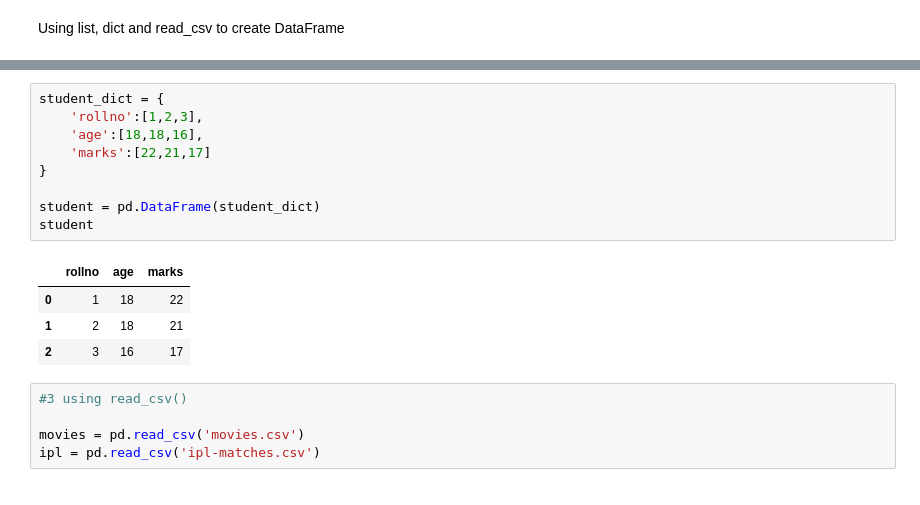
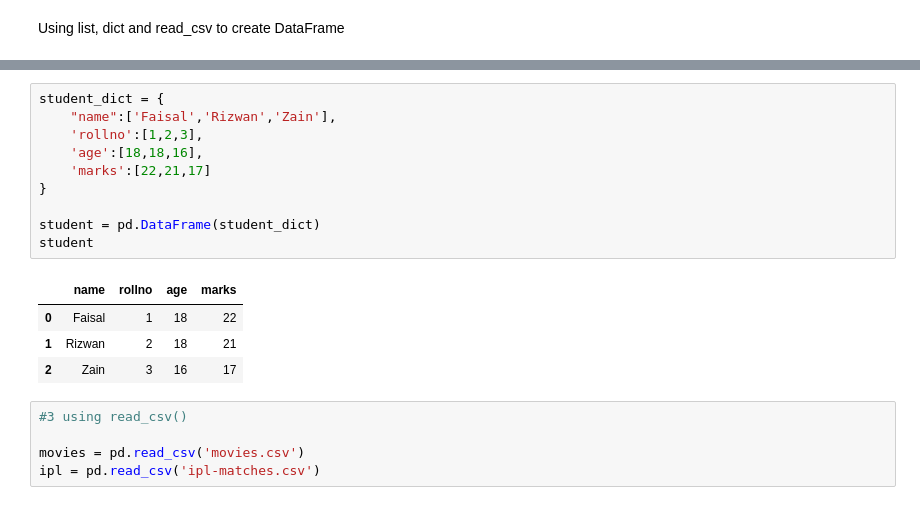
Before and after one commit to faisalkhan4k/Pandas, a Jupyter notebook: 02_week1.ipynb, the cells around one changed output, grey strips where cells are left out. Saved outputs shown, nothing was run; the diff lists cells and outputs as text.

```diff
--- a/02_week1.ipynb
+++ b/02_week1.ipynb
@@ -16,18 +16,19 @@ pd.DataFrame(student_list, columns=['rollno','age','marks'])
 | 2 | 3 | 16 | 17 |
 # %%
 student_dict = {
+    "name":['Faisal','Rizwan','Zain'],
     'rollno':[1,2,3],
     'age':[18,18,16],
     'marks':[22,21,17]
 }
 
 student = pd.DataFrame(student_dict)
 student
 # %% [output]
-|  | rollno | age | marks |
-| 0 | 1 | 18 | 22 |
-| 1 | 2 | 18 | 21 |
-| 2 | 3 | 16 | 17 |
+|  | name | rollno | age | marks |
+| 0 | Faisal | 1 | 18 | 22 |
+| 1 | Rizwan | 2 | 18 | 21 |
+| 2 | Zain | 3 | 16 | 17 |
 # %%
 #3 using read_csv()
 
```
Also changed, not shown: parts of 31 cells of this notebook, 1 other file.
